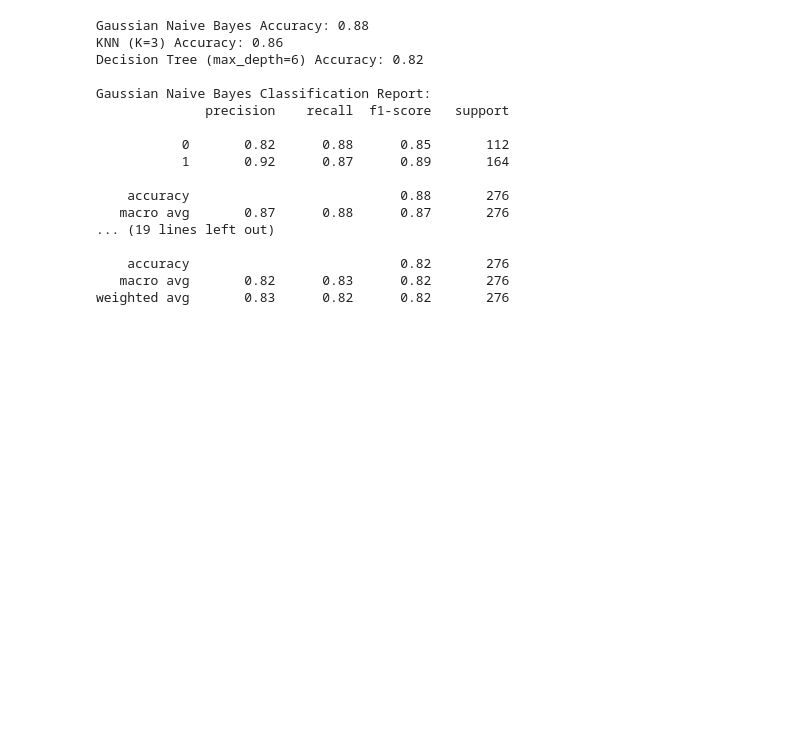
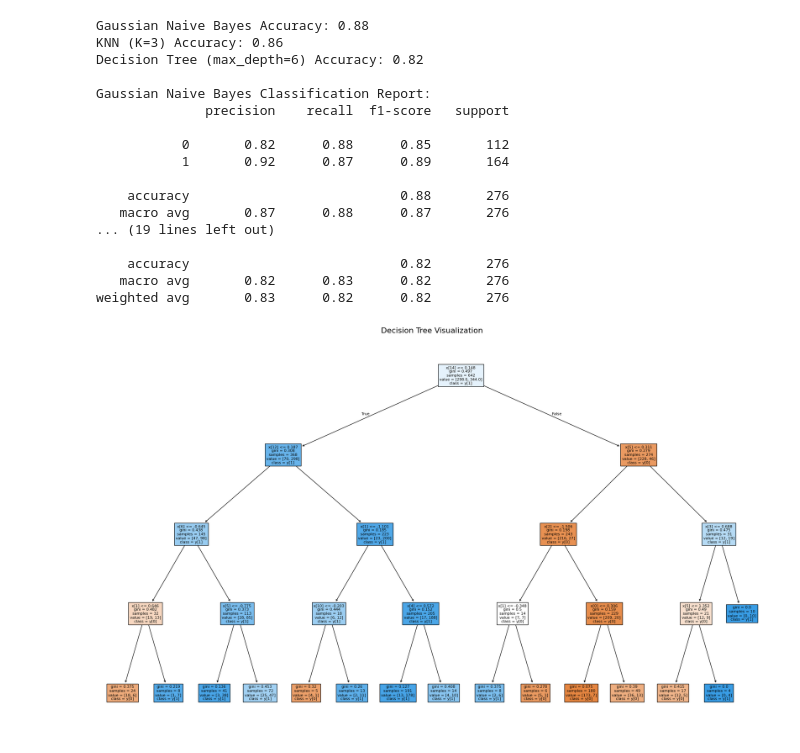
Before and after one commit to tarikbenaouda/machine-learning-labs-4, a Jupyter notebook: TP4V1.ipynb, the cells around one changed output. Drawn from its saved outputs; the diff is of its cells as text; code cells hidden in the pictures; blank space fills up the shorter version.

Commit message:
Add DT visualation and saving

```diff
--- a/TP4V1.ipynb
+++ b/TP4V1.ipynb
@@ -266,3 +268,15 @@ Gaussian Naive Bayes Classification Report:
     accuracy                           0.82       276
    macro avg       0.82      0.83      0.82       276
 weighted avg       0.83      0.82      0.82       276
+# %%
+dt = DecisionTreeClassifier(max_depth=4, random_state=42)
+dt.fit(X_train_scaled, y_train)
+
+plt.figure(figsize=(25, 15))
+plot_tree(dt, filled=True, feature_names=None, class_names=True)
+plt.title("Decision Tree Visualization", fontsize=16)
+plt.show()
+plt.savefig("decision_tree_visualization.png")
+plt.close()
+# %% [output]
+[figure, added]
```
Also changed, not shown: parts of 1 cell of this notebook, 1 other file.
